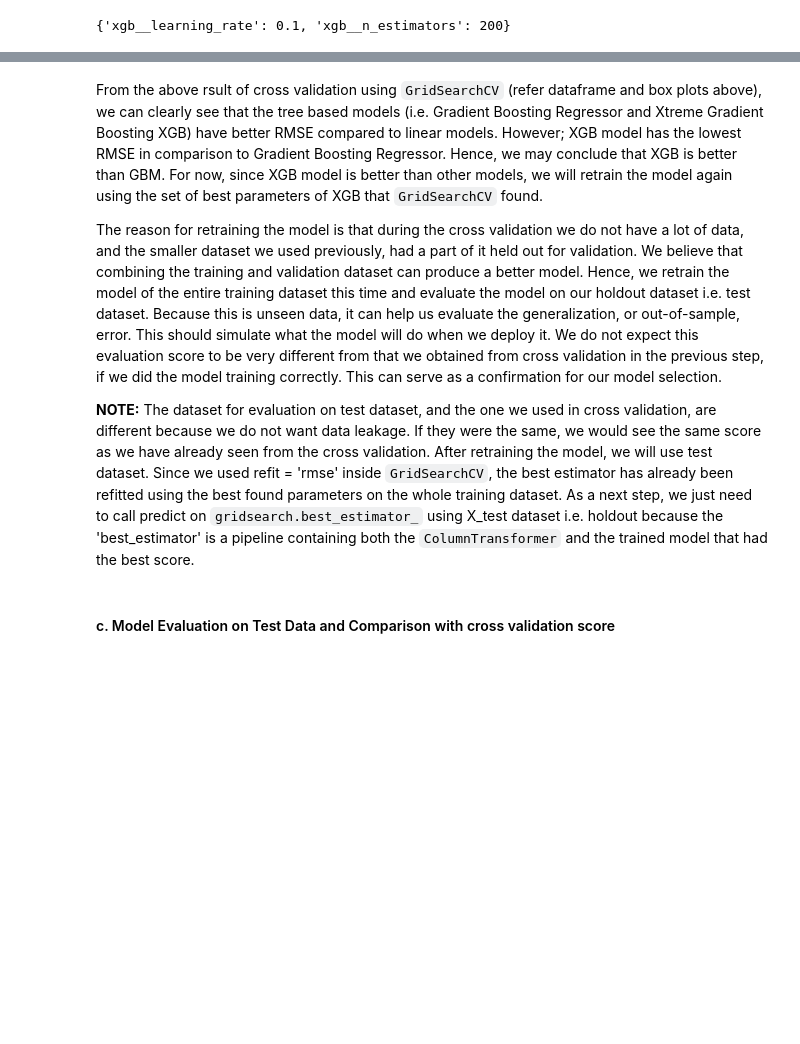
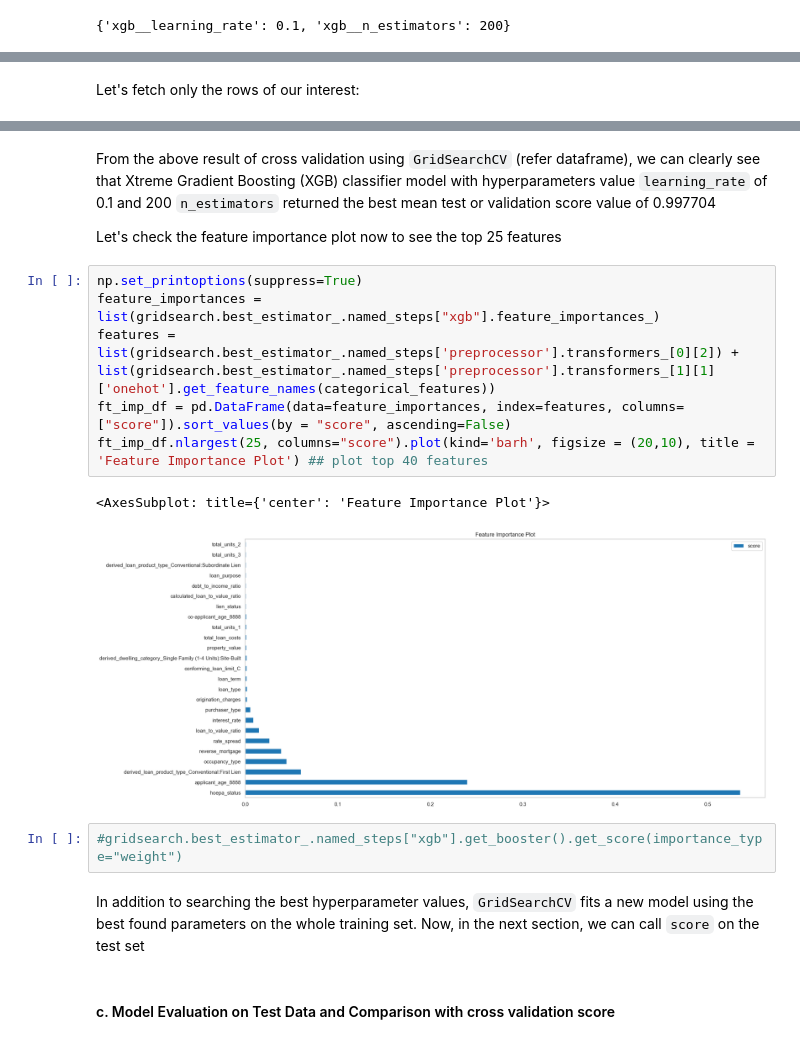
Before and after one commit to nipun-goyal/Mortgage-Approval-Modeling, a Jupyter notebook: 1.0-Mortgage-Approval-Modeling.ipynb, the cells around one changed output, grey strips where cells are left out. Saved outputs shown, nothing was run; the diff lists cells and outputs as text; blank space fills up the shorter version.

```diff
--- a/1.0-Mortgage-Approval-Modeling.ipynb
+++ b/1.0-Mortgage-Approval-Modeling.ipynb
@@ -1411,3 +1388,5 @@ display(results.T)
+# %% [markdown]
+Let's fetch only the rows of our interest:
 # %%
 pd.DataFrame(gridsearch.cv_results_)[
     [
@@ -1424,12 +1403,23 @@ pd.DataFrame(gridsearch.cv_results_)[
 | param_xgb__learning_rate | 0.1 | 0.1 | 1.0 | 1.0 | 1.0 | 1.0 | 0.1 | 0.1 | 0.01 | 0.01 | ... |
 | param_xgb__n_estimators | 200 | 100 | 200 | 50 | 25 | 100 | 50 | 25 | 200 | 100 | ... |
 | mean_fit_time | 990.081254 | 574.817631 | 732.921385 | 294.14317 | 154.157396 | 526.704545 | 296.738 | 158.793931 | 1123.538001 | 585.404743 | ... |
-# %% [markdown]
-From the above rsult of cross validation using `GridSearchCV` (refer dataframe and box plots above), we can clearly see that the tree based models (i.e. Gradient Boosting Regressor and Xtreme Gradient Boosting XGB) have better RMSE compared to linear models. However; XGB model has the lowest RMSE in comparison to Gradient Boosting Regressor. Hence, we may conclude that XGB is better than GBM. For now, since XGB model is better than other models, we will retrain the model again using the set of best parameters of XGB that `GridSearchCV` found.
-
-The reason for retraining the model is that during the cross validation we do not have a lot of data, and the smaller dataset we used previously, had a part of it held out for validation. We believe that combining the training and validation dataset can produce a better model. Hence, we retrain the model of the entire training dataset this time and evaluate the model on our holdout dataset i.e. test dataset. Because this is unseen data, it can help us evaluate the generalization, or out-of-sample, error. This should simulate what the model will do when we deploy it. We do not expect this evaluation score to be very different from that we obtained from cross validation in the previous step, if we did the model training correctly. This can serve as a confirmation for our model selection.
-
-__NOTE:__ The dataset for evaluation on test dataset, and the one we used in cross validation, are different because we do not want data leakage. If they were the same, we would see the same score as we have already seen from the cross validation. After retraining the model, we will use test dataset. Since we used refit = 'rmse' inside `GridSearchCV`, the best estimator has already been refitted using the best found parameters on the whole training dataset. As a next step, we just need to call predict on `gridsearch.best_estimator_` using X_test dataset i.e. holdout because the 'best_estimator' is a pipeline containing both the `ColumnTransformer` and the trained model that had the best score.
+# %% [markdown]
+From the above result of cross validation using `GridSearchCV` (refer dataframe), we can clearly see that Xtreme Gradient Boosting (XGB) classifier model with hyperparameters value `learning_rate` of 0.1 and 200 `n_estimators` returned the best mean test or validation score value of 0.997704
+
+Let's check the feature importance plot now to see the top 25 features
+# %%
+np.set_printoptions(suppress=True)
+feature_importances = list(gridsearch.best_estimator_.named_steps["xgb"].feature_importances_)
+features = list(gridsearch.best_estimator_.named_steps['preprocessor'].transformers_[0][2]) + list(gridsearch.best_estimator_.named_steps['preprocessor'].transformers_[1][1]['onehot'].get_feature_names(categorical_features))
+ft_imp_df = pd.DataFrame(data=feature_importances, index=features, columns=["score"]).sort_values(by = "score", ascending=False)
+ft_imp_df.nlargest(25, columns="score").plot(kind='barh', figsize = (20,10), title = 'Feature Importance Plot') ## plot top 40 features
+# %% [output]
+<AxesSubplot: title={'center': 'Feature Importance Plot'}>
+[figure, added]
+# %%
+#gridsearch.best_estimator_.named_steps["xgb"].get_booster().get_score(importance_type="weight")
+# %% [markdown]
+In addition to searching the best hyperparameter values, `GridSearchCV` fits a new model using the best found parameters on the whole training set. Now, in the next section, we can call `score` on the test set
 # %% [markdown]
 <a id="73"></a>
 #### c. Model Evaluation on Test Data and Comparison with cross validation score
```
Also changed, not shown: parts of 36 cells of this notebook.
